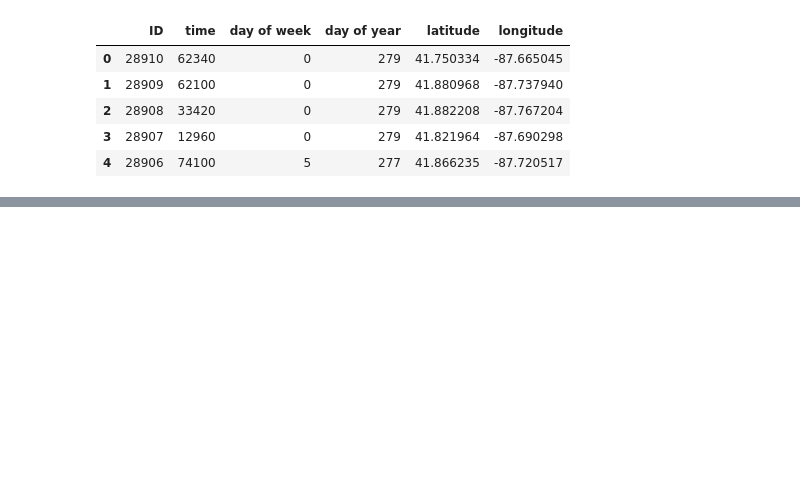
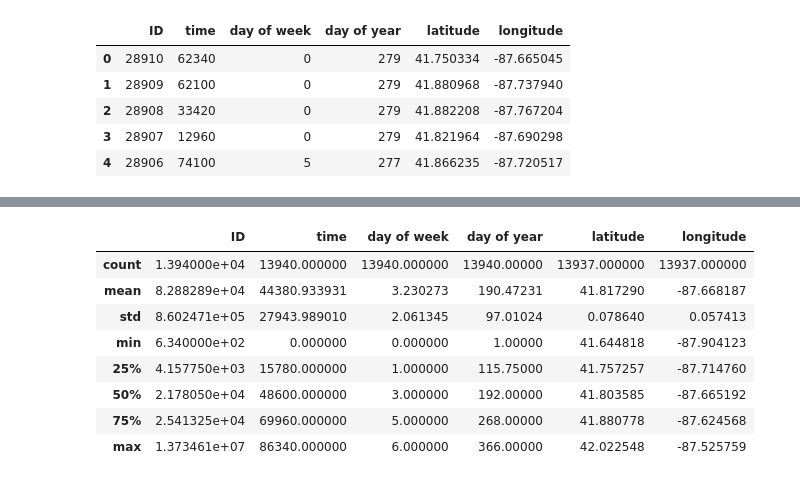
Before and after one commit to lejejefr/ECM_2526_FinalProject, a Jupyter notebook: Sripts/DataCleaning.ipynb, the cells around one changed output, grey strips where cells are left out. Cells and saved outputs as stored; diff of their text form; code cells hidden in the pictures; blank space fills up the shorter version.

```diff
--- a/Sripts/DataCleaning.ipynb
+++ b/Sripts/DataCleaning.ipynb
@@ -97,3 +112,17 @@ clean_df.head()
+# %%
+clean_data = select.drop(select[(select["latitude"] < 36.7) & (select["longitude"] < -91.6)].index)
+clean_data.describe()
+#--> on voit que les données ne comportent qu'un seul vrai outlier (probablement une erreur)
+# %% [output]
+|  | ID | time | day of week | day of year | latitude | longitude |
+| count | 1.394000e+04 | 13940.000000 | 13940.000000 | 13940.00000 | 13937.000000 | 13937.000000 |
+| mean | 8.288289e+04 | 44380.933931 | 3.230273 | 190.47231 | 41.817290 | -87.668187 |
+| std | 8.602471e+05 | 27943.989010 | 2.061345 | 97.01024 | 0.078640 | 0.057413 |
+| min | 6.340000e+02 | 0.000000 | 0.000000 | 1.00000 | 41.644818 | -87.904123 |
+| 25% | 4.157750e+03 | 15780.000000 | 1.000000 | 115.75000 | 41.757257 | -87.714760 |
+| 50% | 2.178050e+04 | 48600.000000 | 3.000000 | 192.00000 | 41.803585 | -87.665192 |
+| 75% | 2.541325e+04 | 69960.000000 | 5.000000 | 268.00000 | 41.880778 | -87.624568 |
+| max | 1.373461e+07 | 86340.000000 | 6.000000 | 366.00000 | 42.022548 | -87.525759 |
 # %%
 g = Github()
 repo = g.get_user().get_repo("ECM_2526_FinalProject")
```
Also changed, not shown: parts of 7 cells of this notebook.
